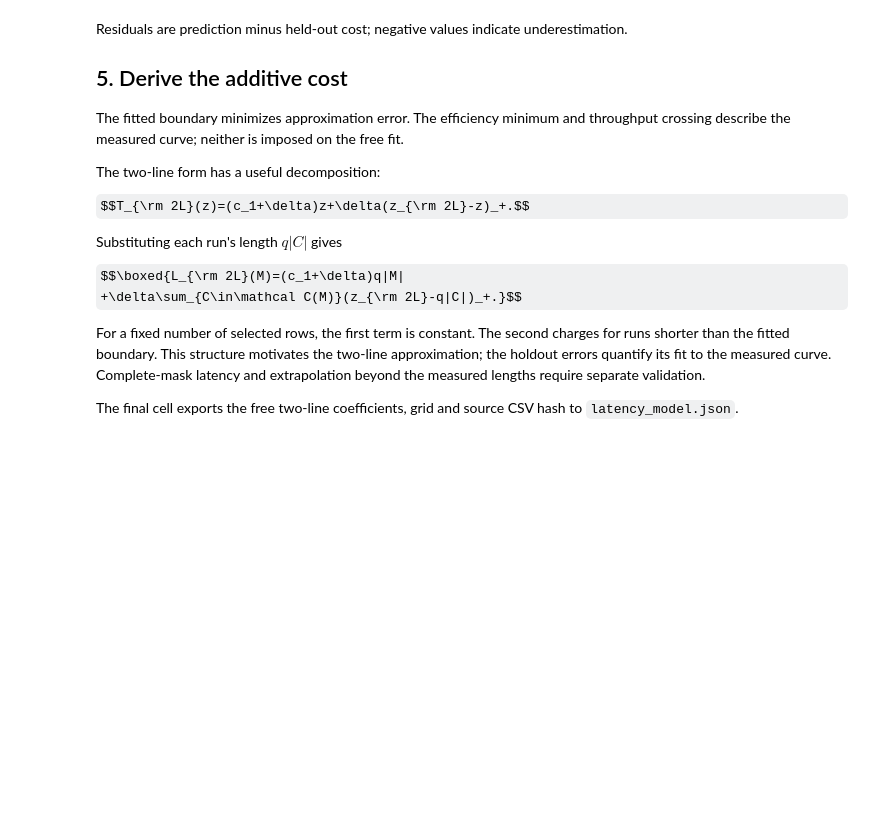
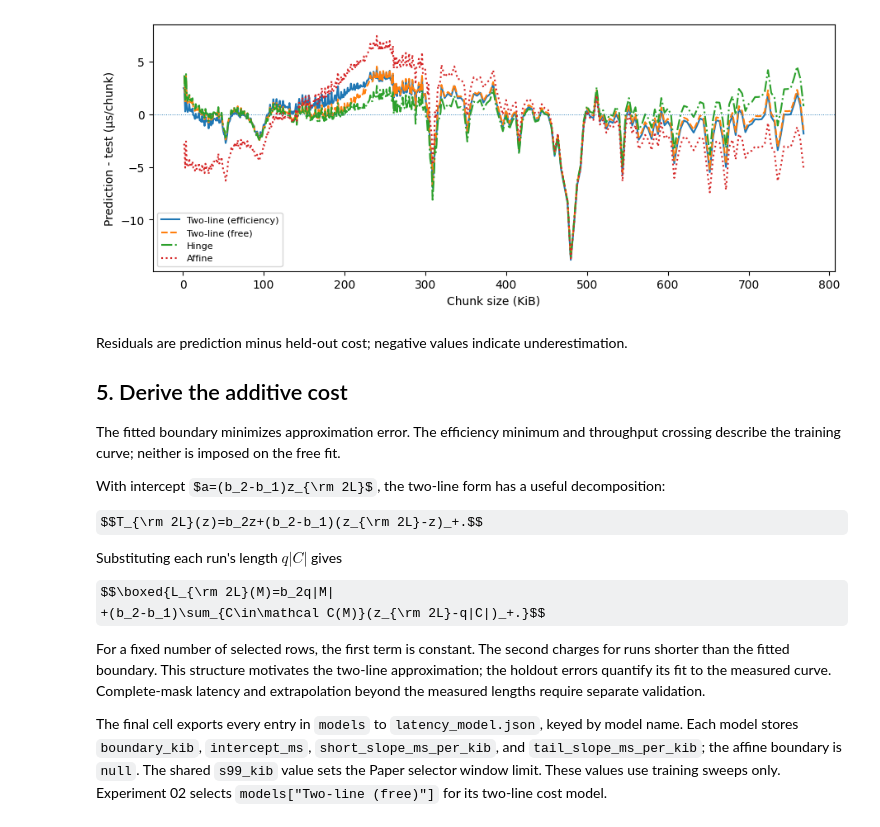
Before and after one commit to yabsed/vlm-in-flash-jupyter, a Jupyter notebook: results/01/01_02_chunk_latency.ipynb, the cells around one changed output. Drawn from its saved outputs; the diff is of its cells as text; code cells hidden in the pictures; some formulas as TeX source; blank space fills up the shorter version.

```diff
--- a/results/01/01_02_chunk_latency.ipynb
+++ b/results/01/01_02_chunk_latency.ipynb
@@ -67,7 +81,9 @@ Here smoothing uses adjacent grid points, with the available neighbors at each e
 # %%
-# (latency_ms) / (size_kib)
-rho = T / z  # (384, )
+# Throughputs derived from median latencies (MiB/s), shape (432,).
+throughputs       = 1000 * sizes / (1024 * latencies)
+train_throughputs = 1000 * sizes / (1024 * train_latencies)
+test_throughputs  = 1000 * sizes / (1024 * test_latencies)
 
-# (size_kib) that minimizes (latency_ms) / (size_kib)
-z_eff = z[np.argmin(rho)]
+# Peak throughput size from training sweeps.
+peak_throughput_size = sizes[np.argmax(train_throughputs)]
 # %%
@@ -481,0 +535,7 @@ plt.show()
+# %%
+plot_models = {
+    "Two-line (efficiency)": "-",
+    "Two-line (free)": "--",
+    "Hinge": "-.",
+    "Affine": ":",
+}
@@ -482,19 +576,46 @@ plt.show()
+# %%
+fig, ax = plt.subplots(
+    figsize=(9, 3.5),
+    layout="constrained",
+)
+
+# Model residuals
+for name, style in plot_models.items():
+    residuals = models[name].predict(sizes) - test_latencies
+    ax.plot(
+        sizes,
+        1000 * residuals,
+        style,
+        label=name,
+    )
+
+# Zero-error reference
+ax.axhline(0, linestyle=":", linewidth=0.7)
+
+ax.set(
+    xlabel="Chunk size (KiB)",
+    ylabel="Prediction - test (µs/chunk)",
+)
+ax.legend(fontsize=8, loc="lower left")
+plt.show()
+# %% [output]
+[figure, added]
 # %% [markdown]
 Residuals are prediction minus held-out cost; negative values indicate underestimation.
 
 ## 5. Derive the additive cost
 
-The fitted boundary minimizes approximation error. The efficiency minimum and throughput crossing describe the measured curve; neither is imposed on the free fit.
+The fitted boundary minimizes approximation error. The efficiency minimum and throughput crossing describe the training curve; neither is imposed on the free fit.
 
-The two-line form has a useful decomposition:
+With intercept $a=(b_2-b_1)z_{\rm 2L}$, the two-line form has a useful decomposition:
 
-$$T_{\rm 2L}(z)=(c_1+\delta)z+\delta(z_{\rm 2L}-z)_+.$$
+$$T_{\rm 2L}(z)=b_2z+(b_2-b_1)(z_{\rm 2L}-z)_+.$$
 
 Substituting each run's length $q|C|$ gives
 
-$$\boxed{L_{\rm 2L}(M)=(c_1+\delta)q|M|
-+\delta\sum_{C\in\mathcal C(M)}(z_{\rm 2L}-q|C|)_+.}$$
+$$\boxed{L_{\rm 2L}(M)=b_2q|M|
++(b_2-b_1)\sum_{C\in\mathcal C(M)}(z_{\rm 2L}-q|C|)_+.}$$
 
 For a fixed number of selected rows, the first term is constant. The second charges for runs shorter than the fitted boundary. This structure motivates the two-line approximation; the holdout errors quantify its fit to the measured curve. Complete-mask latency and extrapolation beyond the measured lengths require separate validation.
 
-The final cell exports the free two-line coefficients, grid and source CSV hash to `latency_model.json`.
+The final cell exports every entry in `models` to `latency_model.json`, keyed by model name. Each model stores `boundary_kib`, `intercept_ms`, `short_slope_ms_per_kib`, and `tail_slope_ms_per_kib`; the affine boundary is `null`. The shared `s99_kib` value sets the Paper selector window limit. These values use training sweeps only. Experiment 02 selects `models["Two-line (free)"]` for its two-line cost model.
```
Also changed, not shown: parts of 48 cells of this notebook, 7 other files.
